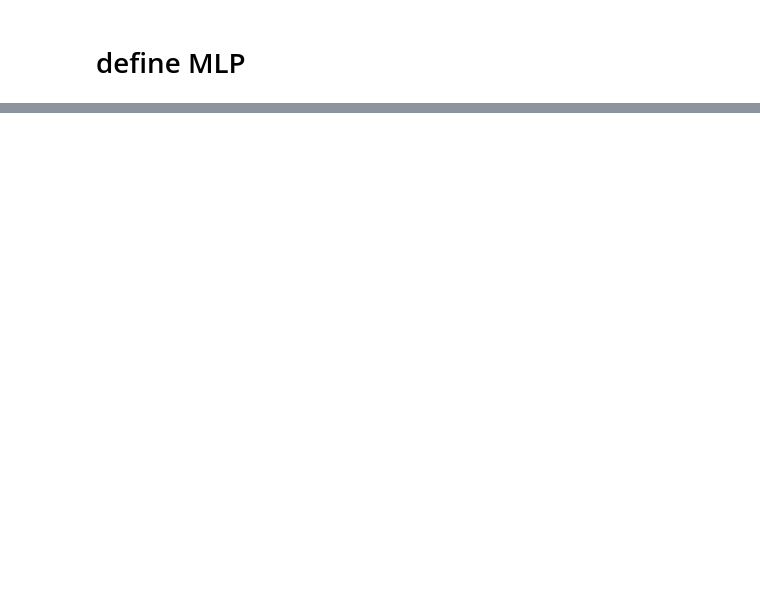
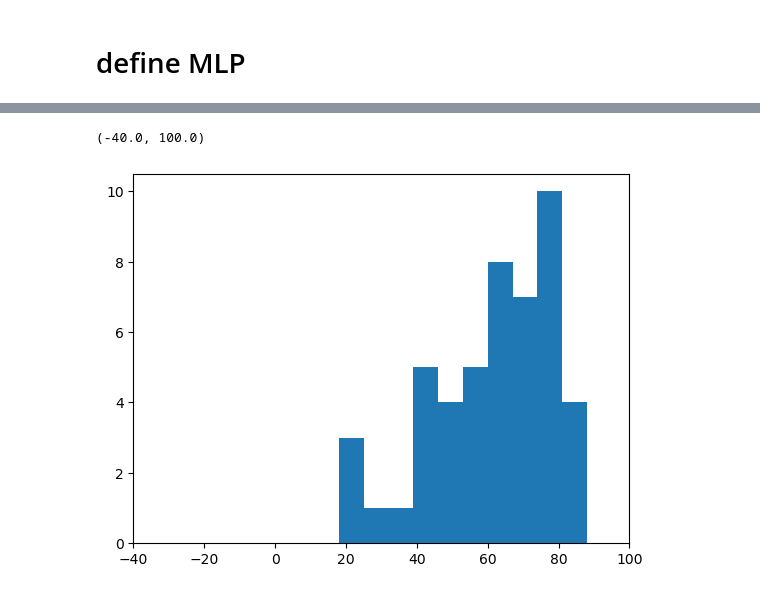
Before and after one commit to justing0909/DS4420_transit_delay_prediction, a Jupyter notebook: DS4420-Project-MLP.ipynb, the cells around one changed output, grey strips where cells are left out. Cells and saved outputs as stored; diff of their text form; code cells hidden in the pictures; blank space fills up the shorter version.

```diff
--- a/DS4420-Project-MLP.ipynb
+++ b/DS4420-Project-MLP.ipynb
@@ -80,0 +54,20 @@ array([[ 1.73479592,  3.80050051,  6.01862263,  7.87977243,  9.68051088,
+# %%
+def tt_idx(y,train_percent:float):
+    y_len = len(y)
+    # get random non-repeating
+    # values for unique indicies:
+    train_idx = random.sample(range(y_len),
+                              int(y_len*train_percent))
+
+    # store train vs test in dict
+    tt_idx_dict = {
+        "train":list(filter(lambda x:
+                            x in train_idx,
+                            range(y_len))),
+        "test": list(filter(lambda x:
+                            x not in train_idx,
+                            range(y_len)))
+    }
+
+    # return dict
+    return tt_idx_dict
@@ -695,0 +426,6 @@ bp0
+# %%
+plt.hist(y_test.astype(int).flatten())
+plt.xlim(-40,100)
+# %% [output]
+(-40.0, 100.0)
+[figure, added]
```
Also changed, not shown: parts of 62 cells of this notebook.
